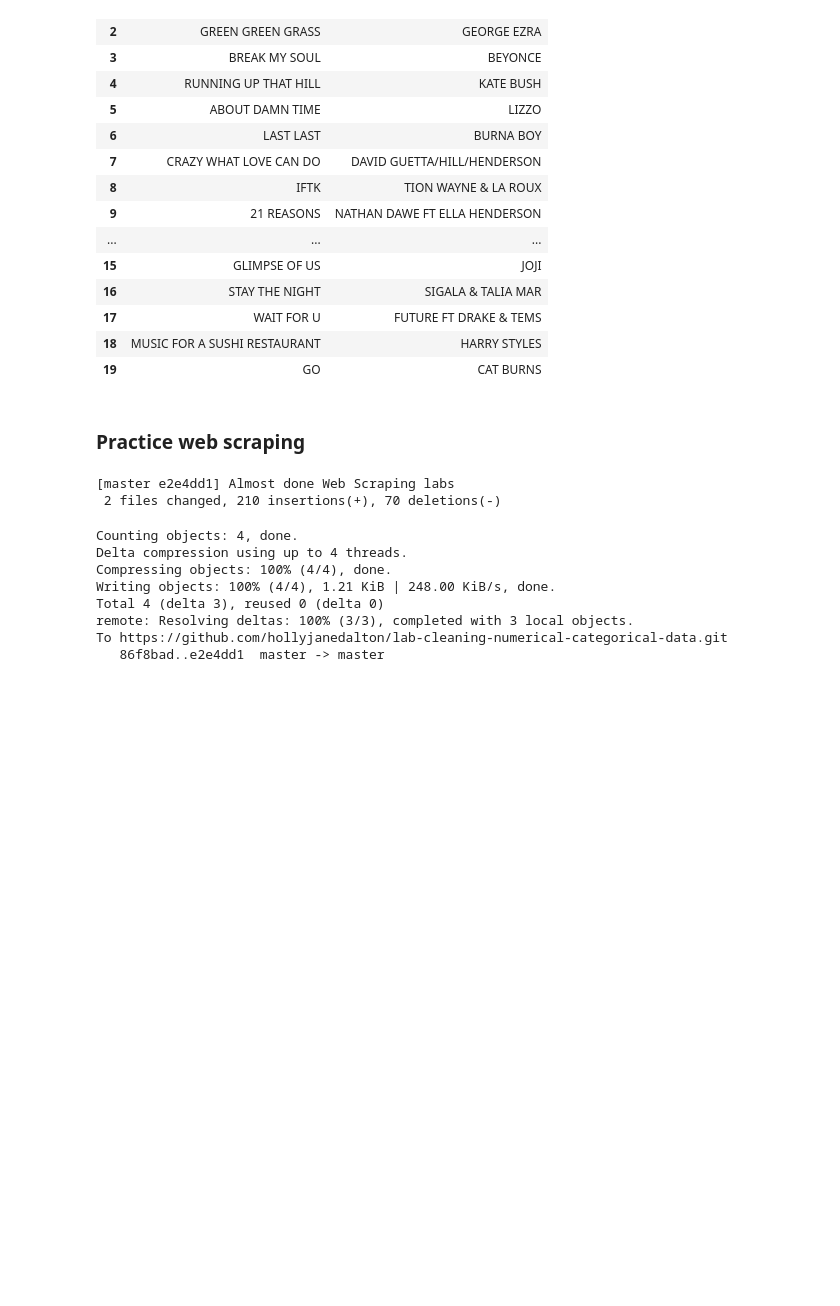
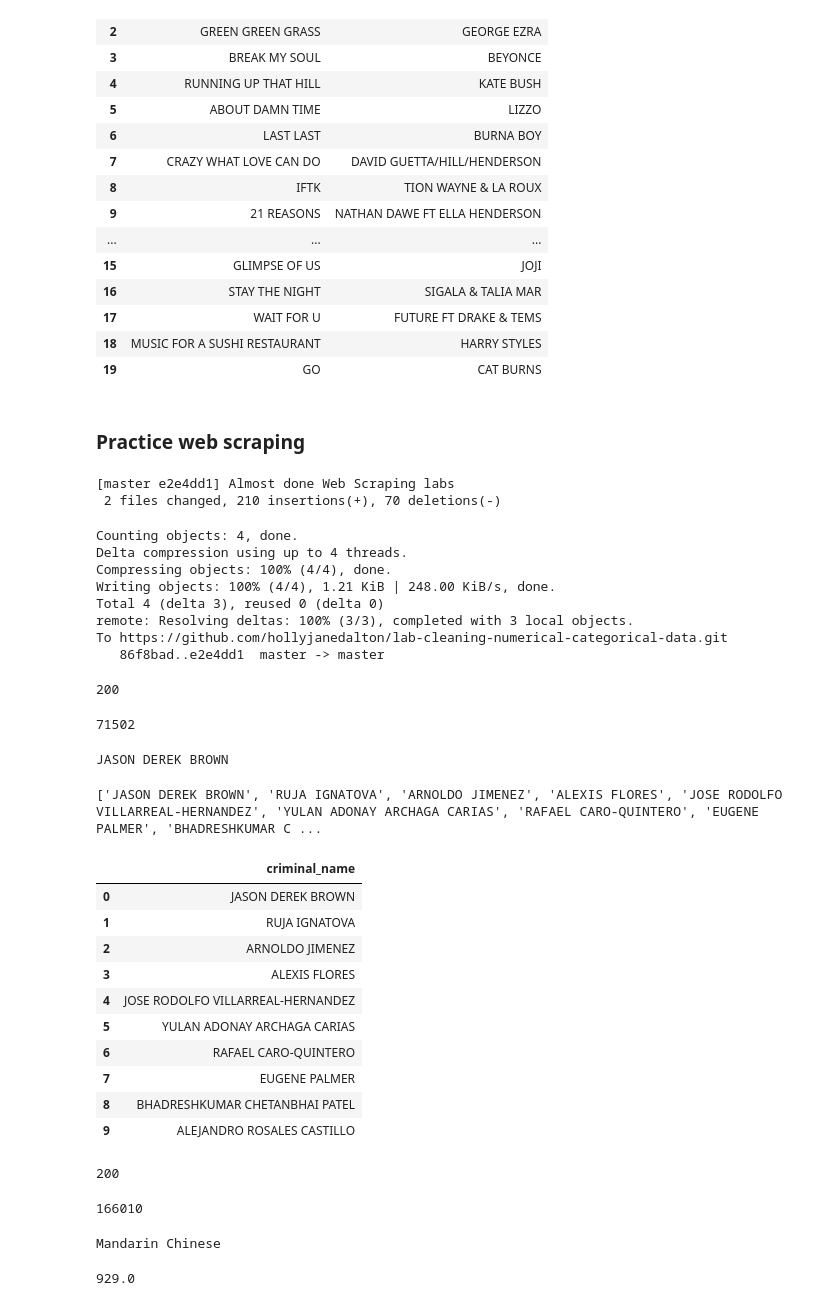
Before and after one commit to hollyjanedalton/lab-cleaning-numerical-categorical-data, a Jupyter notebook: Web Scraping Single Page.ipynb, the cells around one changed output. Drawn from its saved outputs; the diff is of its cells as text; code cells hidden in the pictures; blank space fills up the shorter version.

```diff
--- a/Web Scraping Single Page.ipynb
+++ b/Web Scraping Single Page.ipynb
@@ -273,3 +222,54 @@ Total 4 (delta 3), reused 0 (delta 0)
 remote: Resolving deltas: 100% (3/3), completed with 3 local objects.
 To https://github.com/hollyjanedalton/lab-cleaning-numerical-categorical-data.git
    86f8bad..e2e4dd1  master -> master
+# %%
+url = "https://www.fbi.gov/wanted/topten"
+# %%
+response = requests.get(url)
+# %%
+response.status_code
+# %% [output]
+200
+# %%
+len(response.content)
+# %% [output]
+71502
+# %%
+soup = BeautifulSoup(response.content, "html.parser")
+# %%
+print(soup.select("h3.title a")[0].get_text())
+# %% [output]
+JASON DEREK BROWN
+# %%
+fbi = []
+
+mostwanted_list = soup.select("h3.title a")
+
+
+num_iter = len(soup.select("h3.title a"))
+
+
+# iterate through the result set and retrive all the data
+for i in range(num_iter):
+    fbi.append(mostwanted_list[i].get_text())
+
+
+print(fbi)
+# %% [output]
+['JASON DEREK BROWN', 'RUJA IGNATOVA', 'ARNOLDO JIMENEZ', 'ALEXIS FLORES', 'JOSE RODOLFO VILLARREAL-HERNANDEZ', 'YULAN ADONAY ARCHAGA CARIAS', 'RAFAEL CARO-QUINTERO', 'EUGENE PALMER', 'BHADRESHKUMAR C ...
+# %%
+criminals = pd.DataFrame({"criminal_name":fbi,
+                      })
+criminals
+# %% [output]
+|  | criminal_name |
+| 0 | JASON DEREK BROWN |
+| 1 | RUJA IGNATOVA |
+| 2 | ARNOLDO JIMENEZ |
+| 3 | ALEXIS FLORES |
+| 4 | JOSE RODOLFO VILLARREAL-HERNANDEZ |
+| 5 | YULAN ADONAY ARCHAGA CARIAS |
+| 6 | RAFAEL CARO-QUINTERO |
+| 7 | EUGENE PALMER |
+| 8 | BHADRESHKUMAR CHETANBHAI PATEL |
+| 9 | ALEJANDRO ROSALES CASTILLO |
@@ -275,0 +283,8 @@ To https://github.com/hollyjanedalton/lab-cleaning-numerical-categorical-data.gi
+# %%
+response.status_code
+# %% [output]
+200
+# %%
+len(response.content)
+# %% [output]
+166010
@@ -275,0 +293,10 @@ To https://github.com/hollyjanedalton/lab-cleaning-numerical-categorical-data.gi
+# %%
+print(soup.select("td a")[0].get_text())
+# %% [output]
+Mandarin Chinese
+# %%
+print(soup.select("td:nth-child(3)")[0].get_text())
+
+#mw-content-text > div.mw-parser-output > table:nth-child(15) > tbody > tr:nth-child(1) > td:nth-child(3)
+# %% [output]
+929.0
```
Also changed, not shown: parts of 13 cells of this notebook.
